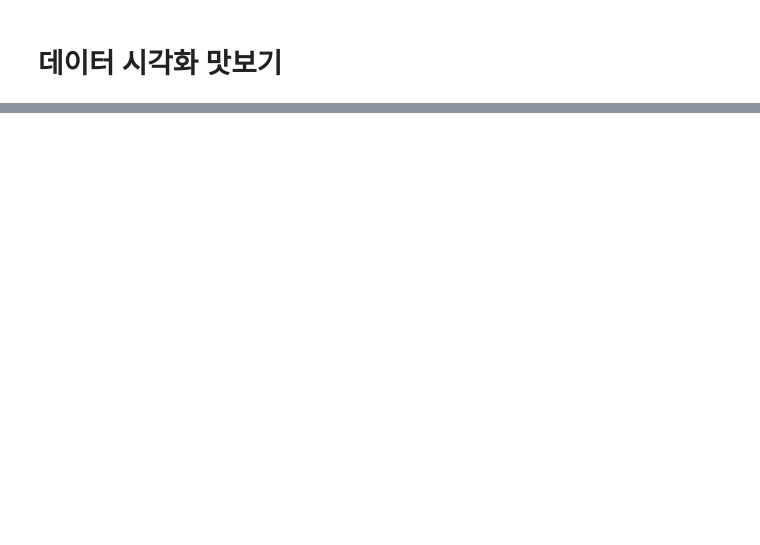
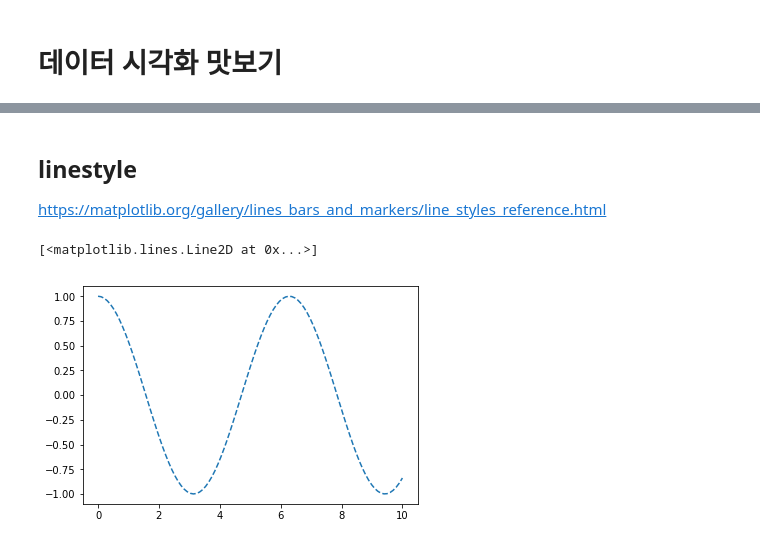
Before and after one commit to imagineer-io/data-by-python, a Jupyter notebook: Data Visualization.ipynb, the cells around one changed output, grey strips where cells are left out. Saved outputs shown, nothing was run; the diff lists cells and outputs as text; code cells hidden in the pictures; blank space fills up the shorter version.

```diff
--- a/Data Visualization.ipynb
+++ b/Data Visualization.ipynb
@@ -172,0 +324,8 @@ plt.show()
+# %% [markdown]
+## linestyle
+https://matplotlib.org/gallery/lines_bars_and_markers/line_styles_reference.html
+# %%
+plt.plot(x, y, ls='--')
+# %% [output]
+[<matplotlib.lines.Line2D at 0x...>]
+[figure, added]
```
Also changed, not shown: parts of 35 cells of this notebook, 1 other file.
